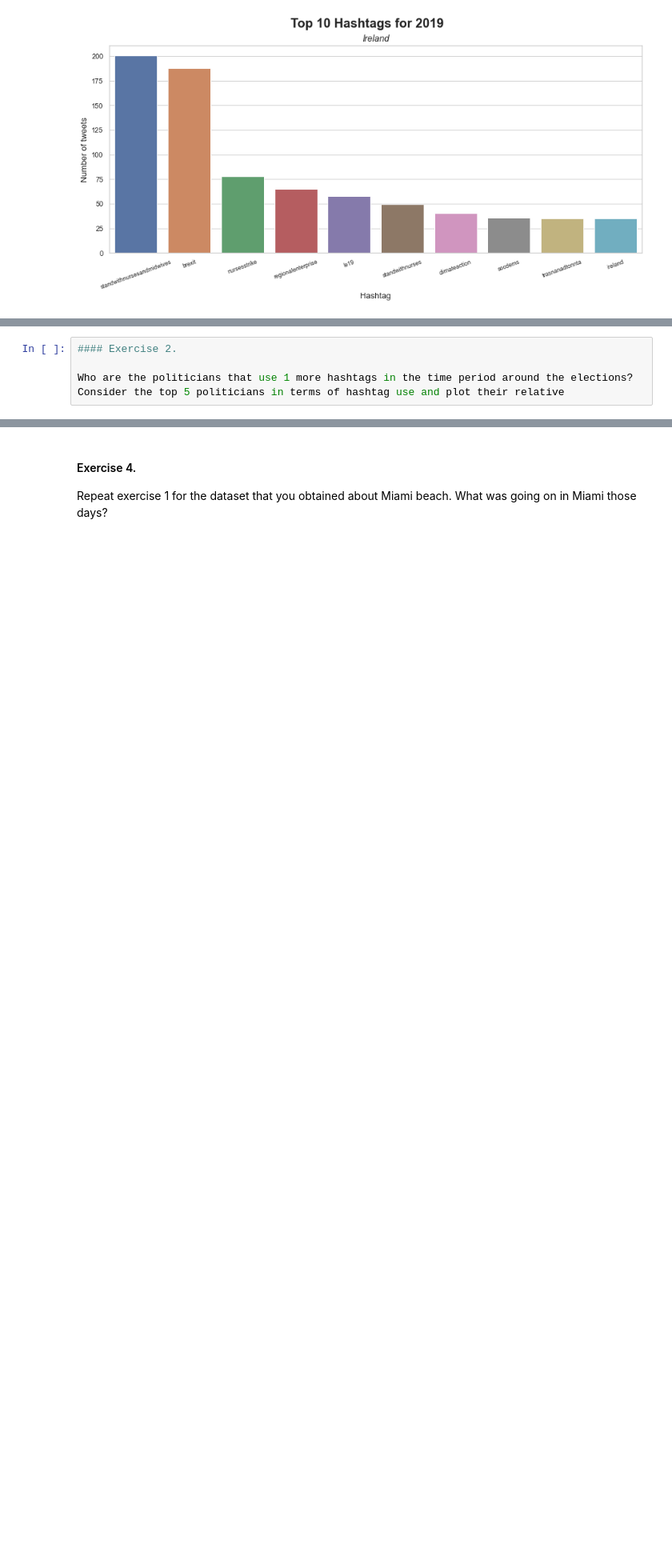
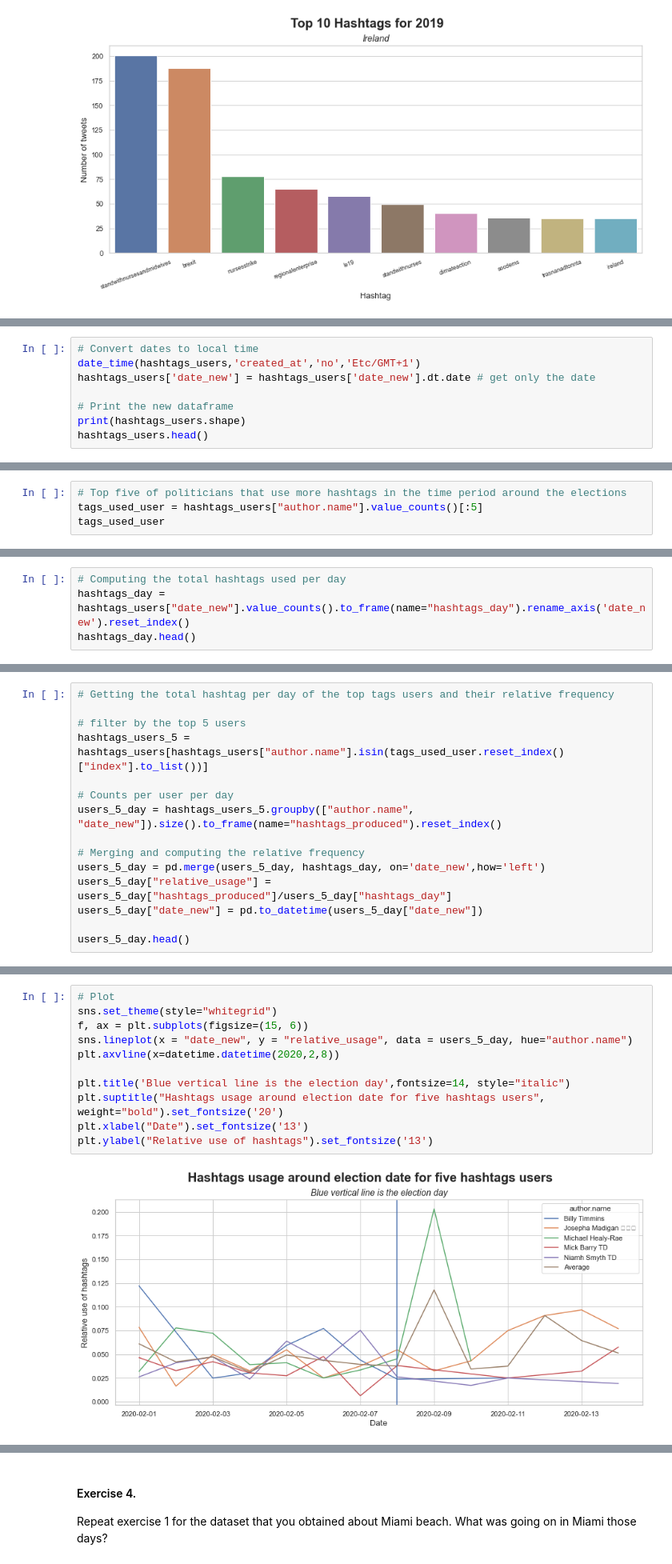
Before and after one commit to andresvBSE/TM-Twitter-PSET2, a Jupyter notebook: PST2.ipynb, the cells around one changed output, grey strips where cells are left out. Shown at 80% size. Saved outputs shown, nothing was run; the diff lists cells and outputs as text; blank space fills up the shorter version.

```diff
--- a/PST2.ipynb
+++ b/PST2.ipynb
@@ -71,0 +105,8 @@ bar_plots("index", "hashtag", top10_19, "Ireland", "Top 10 Hashtags for 2019", "
+# %%
+# Convert dates to local time
+date_time(hashtags_users,'created_at','no','Etc/GMT+1')
+hashtags_users['date_new'] = hashtags_users['date_new'].dt.date # get only the date
+
+# Print the new dataframe
+print(hashtags_users.shape)
+hashtags_users.head()
@@ -72,5 +121,5 @@ bar_plots("index", "hashtag", top10_19, "Ireland", "Top 10 Hashtags for 2019", "
 # %%
-#### Exercise 2.
-
-Who are the politicians that use 1 more hashtags in the time period around the elections? Consider the top 5 politicians in terms of hashtag use and plot their relative
+# Top five of politicians that use more hashtags in the time period around the elections
+tags_used_user = hashtags_users["author.name"].value_counts()[:5]
+tags_used_user
 # %% [output]
@@ -77,0 +132,4 @@ Object `days` not found.
+# %%
+# Computing the total hashtags used per day
+hashtags_day = hashtags_users["date_new"].value_counts().to_frame(name="hashtags_day").rename_axis('date_new').reset_index()
+hashtags_day.head()
@@ -77,0 +161,15 @@ Object `days` not found.
+# %%
+# Getting the total hashtag per day of the top tags users and their relative frequency
+
+# filter by the top 5 users
+hashtags_users_5 = hashtags_users[hashtags_users["author.name"].isin(tags_used_user.reset_index()["index"].to_list())]
+
+# Counts per user per day
+users_5_day = hashtags_users_5.groupby(["author.name", "date_new"]).size().to_frame(name="hashtags_produced").reset_index()
+
+# Merging and computing the relative frequency
+users_5_day = pd.merge(users_5_day, hashtags_day, on='date_new',how='left')
+users_5_day["relative_usage"] = users_5_day["hashtags_produced"]/users_5_day["hashtags_day"]
+users_5_day["date_new"] = pd.to_datetime(users_5_day["date_new"])
+
+users_5_day.head()
@@ -77,0 +183,13 @@ Object `days` not found.
+# %%
+# Plot
+sns.set_theme(style="whitegrid")
+f, ax = plt.subplots(figsize=(15, 6))
+sns.lineplot(x = "date_new", y = "relative_usage", data = users_5_day, hue="author.name")
+plt.axvline(x=datetime.datetime(2020,2,8))
+
+plt.title('Blue vertical line is the election day',fontsize=14, style="italic")
+plt.suptitle("Hashtags usage around election date for five hashtags users", weight="bold").set_fontsize('20')
+plt.xlabel("Date").set_fontsize('13')
+plt.ylabel("Relative use of hashtags").set_fontsize('13')
+# %% [output]
+[figure, added]
```
Also changed, not shown: parts of 14 cells of this notebook, 1 other file.
